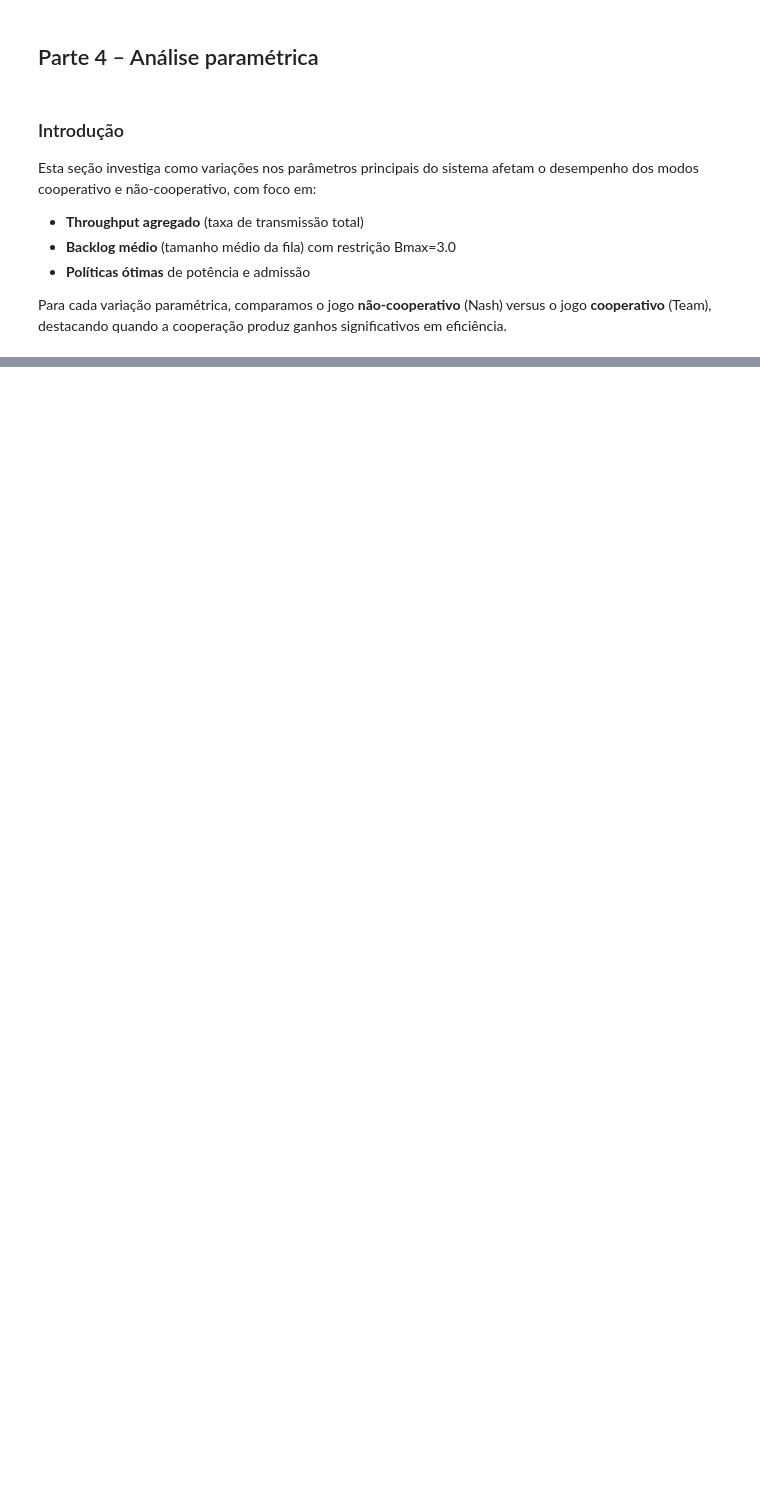
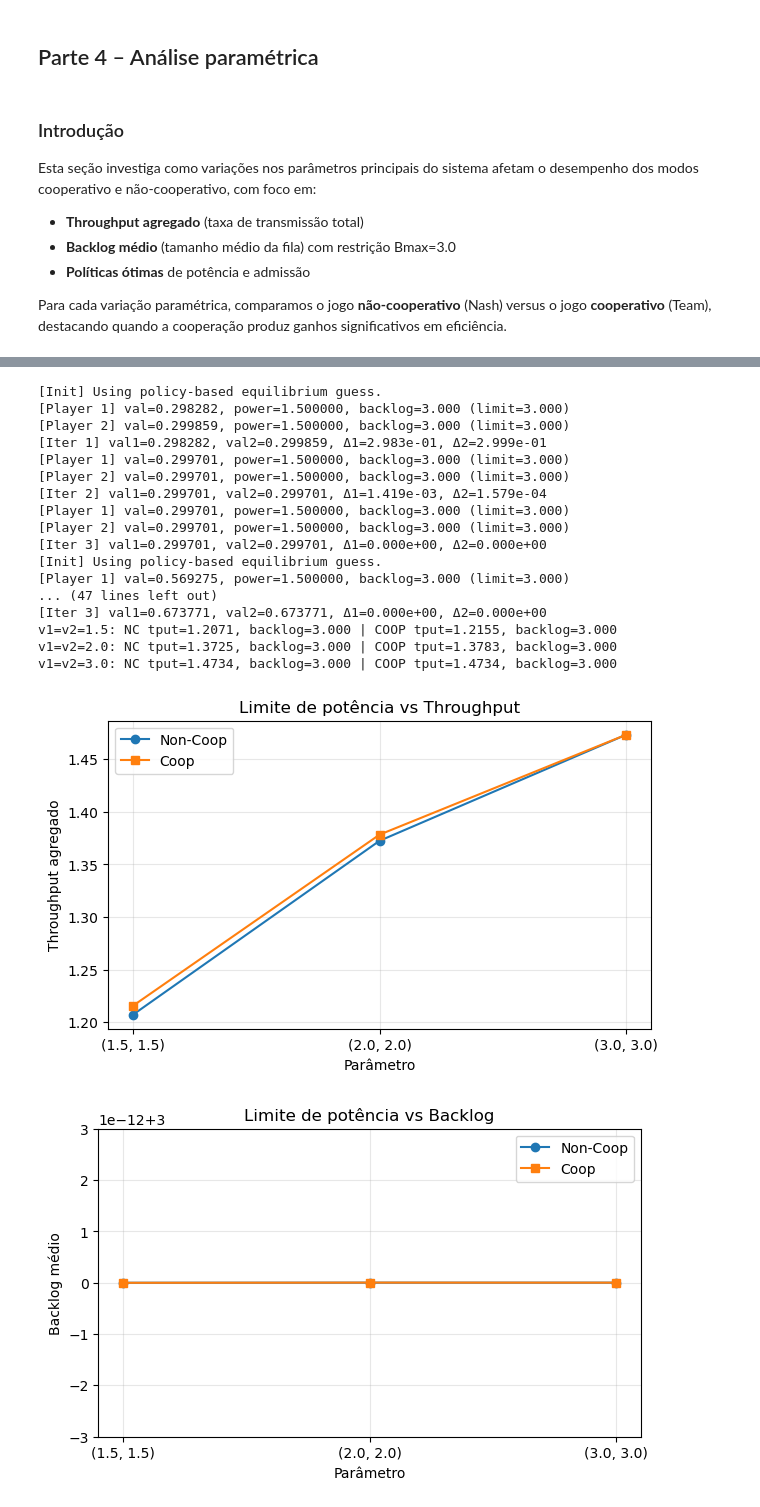
Before and after one commit to novae1/rl_gym, a Jupyter notebook: stochastic_games/team_game_vs_non_cooperative_simple_stochastic_game.ipynb, the cells around one changed output, grey strips where cells are left out. Saved outputs shown, nothing was run; the diff lists cells and outputs as text; code cells hidden in the pictures; blank space fills up the shorter version.

```diff
--- a/stochastic_games/team_game_vs_non_cooperative_simple_stochastic_game.ipynb
+++ b/stochastic_games/team_game_vs_non_cooperative_simple_stochastic_game.ipynb
@@ -1464,0 +1260,38 @@ NBufferStates = 6
+# %%
+
+### Variação 2: Limites de Potência (v1, v2)
+
+base_kwargs = dict(NLinkStates=4, NBufferStates=8, NPowActs=6, NAdmContrActs=2,
+                   ArrProb=0.5, v1=2.0, v2=2.0)
+
+power_values = [(1.5, 1.5), (2.0, 2.0), (3.0, 3.0)]
+res_power = run_sweep('power_pair', power_values, base_kwargs)
+
+for v in power_values:
+    print(f"v1=v2={v[0]}: NC tput={res_power[v]['nc']['tput']:.4f}, backlog={res_power[v]['nc']['backlog_avg']:.3f} | "
+          f"COOP tput={res_power[v]['coop']['tput']:.4f}, backlog={res_power[v]['coop']['backlog_avg']:.3f}")
+
+plot_metric(power_values, res_power, 'tput', 'Throughput agregado', 'Limite de potência vs Throughput')
+plot_metric(power_values, res_power, 'backlog_avg', 'Backlog médio', 'Limite de potência vs Backlog')
+
+plot_policies_for((2.0, 2.0), res_power, 'v1=v2')
+# %% [output]
+[Init] Using policy-based equilibrium guess.
+[Player 1] val=0.298282, power=1.500000, backlog=3.000 (limit=3.000)
+[Player 2] val=0.299859, power=1.500000, backlog=3.000 (limit=3.000)
+[Iter 1] val1=0.298282, val2=0.299859, Δ1=2.983e-01, Δ2=2.999e-01
+[Player 1] val=0.299701, power=1.500000, backlog=3.000 (limit=3.000)
+[Player 2] val=0.299701, power=1.500000, backlog=3.000 (limit=3.000)
+[Iter 2] val1=0.299701, val2=0.299701, Δ1=1.419e-03, Δ2=1.579e-04
+[Player 1] val=0.299701, power=1.500000, backlog=3.000 (limit=3.000)
+[Player 2] val=0.299701, power=1.500000, backlog=3.000 (limit=3.000)
+[Iter 3] val1=0.299701, val2=0.299701, Δ1=0.000e+00, Δ2=0.000e+00
+[Init] Using policy-based equilibrium guess.
+[Player 1] val=0.569275, power=1.500000, backlog=3.000 (limit=3.000)
+... (47 lines left out)
+[Iter 3] val1=0.673771, val2=0.673771, Δ1=0.000e+00, Δ2=0.000e+00
+v1=v2=1.5: NC tput=1.2071, backlog=3.000 | COOP tput=1.2155, backlog=3.000
+v1=v2=2.0: NC tput=1.3725, backlog=3.000 | COOP tput=1.3783, backlog=3.000
+v1=v2=3.0: NC tput=1.4734, backlog=3.000 | COOP tput=1.4734, backlog=3.000
+[figure, added]
+[figure, added]
```
Also changed, not shown: parts of 20 cells of this notebook.
